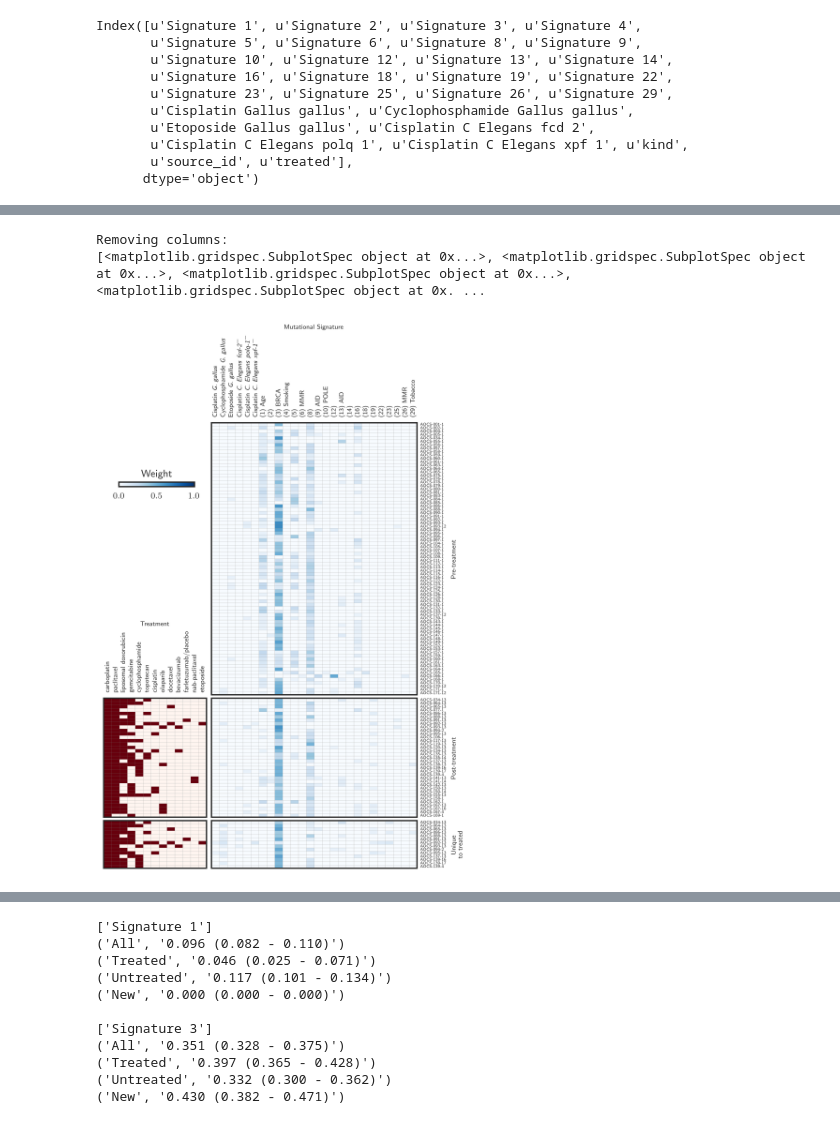
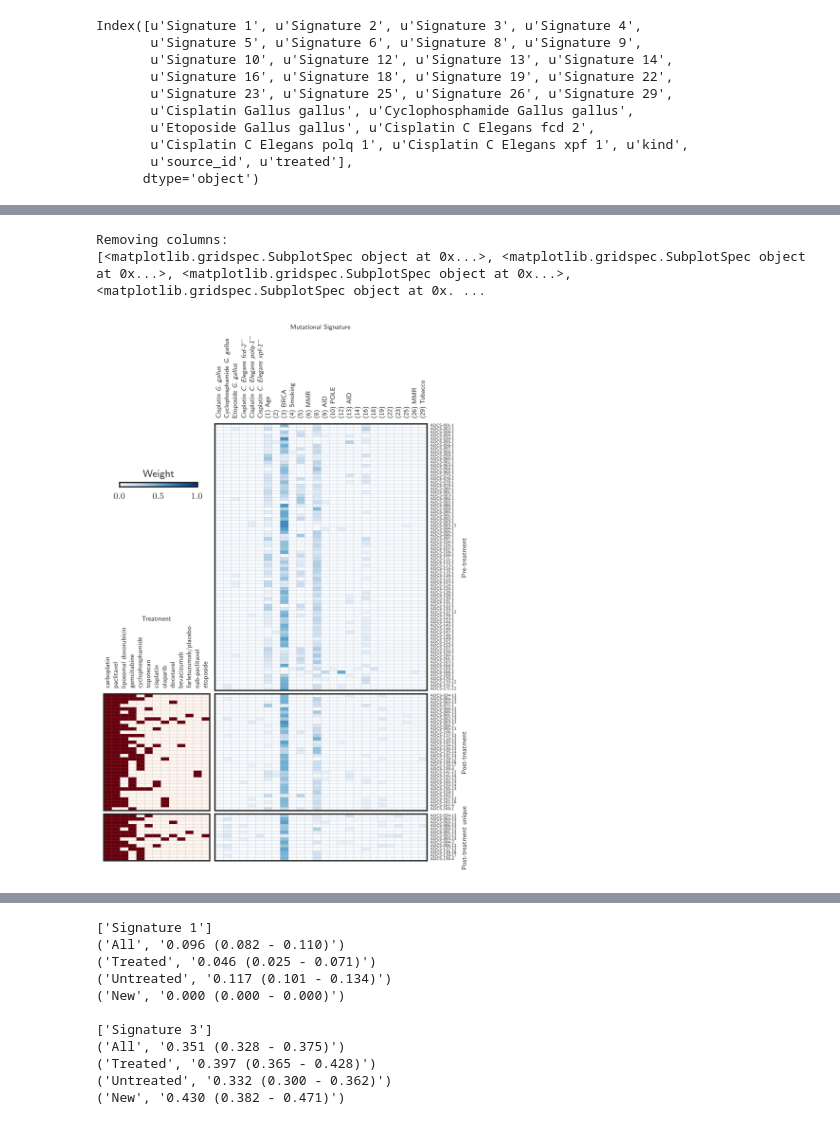
Before and after one commit to hammerlab/paper-aocs-chemo-neoantigens, a Jupyter notebook: notebooks/deconstructSigs results.ipynb, the cells around one changed output, grey strips where cells are left out. Saved outputs shown, nothing was run; the diff lists cells and outputs as text; code cells hidden in the pictures.

```diff
--- a/notebooks/deconstructSigs results.ipynb
+++ b/notebooks/deconstructSigs results.ipynb
@@ -306,35 +306,35 @@ def draw_from_chunks(chunks, figsize, cbar=True):
 
     # See http://stackoverflow.com/questions/18856069/how-to-shrink-a-subplot-colorbar
     if cbar:
         base_ax = prev_axs[-1][0]
         cax = inset_axes(base_ax,
                          width="70%",
                          height="10%",
                          bbox_transform=base_ax.transAxes,
                          bbox_to_anchor=(-0.125, 7.25, 1.05, 0.95),
                          loc=1)
 
         cbar = fig.colorbar(heatmap, cax=cax, orientation='horizontal', ticks=[0,0.5,1.0])
         cbar.ax.set_title("Weight")
     return prev_axs
 
 axs = draw_from_chunks([
 #    ("Control", df.ix[(df.kind == "check")]),
     ("Pre-treatment", df.ix[(df.kind == "all") & (~df.treated)]),
     ("Post-treatment", (df.ix[(df.kind == "all") & (df.treated)])),
-    ("Unique\nto treated", (df.ix[(df.kind == "new")]))
+    ("Post-treatment\nunique", (df.ix[(df.kind == "new")]))
 ], figsize=(5,7.5))
 
 #axs[0][1].text(-1.5, 40, "Untreated", fontsize="small", rotation=90, va="center")
 #axs[1][0].text(-1.5, 17, "Treated", fontsize="small", rotation=90, va="center")
 #axs[2][0].text(-1.5, 6, "Treated unique", fontsize="small", rotation=90, va="center")
 pyplot.tight_layout(h_pad=-7.2, w_pad=0.5)
 
 pyplot.savefig("../figures/supplementary_signatures.pdf")
 # %% [output]
 Removing columns:
 [<matplotlib.gridspec.SubplotSpec object at 0x...>, <matplotlib.gridspec.SubplotSpec object at 0x...>, <matplotlib.gridspec.SubplotSpec object at 0x...>, <matplotlib.gridspec.SubplotSpec object at 0x. ...
-[figure, old version]
+[figure, new version]
 # %%
 donors_with_new = set("-".join(x[0].split("-")[:2]) for x in df.ix[df.kind == "new"].index)
 sub_df = df.ix[["-".join(x[0].split("-")[:2]) in donors_with_new for x in df.index]]
```
Also changed, not shown: parts of 1 cell of this notebook, 2 other files.
